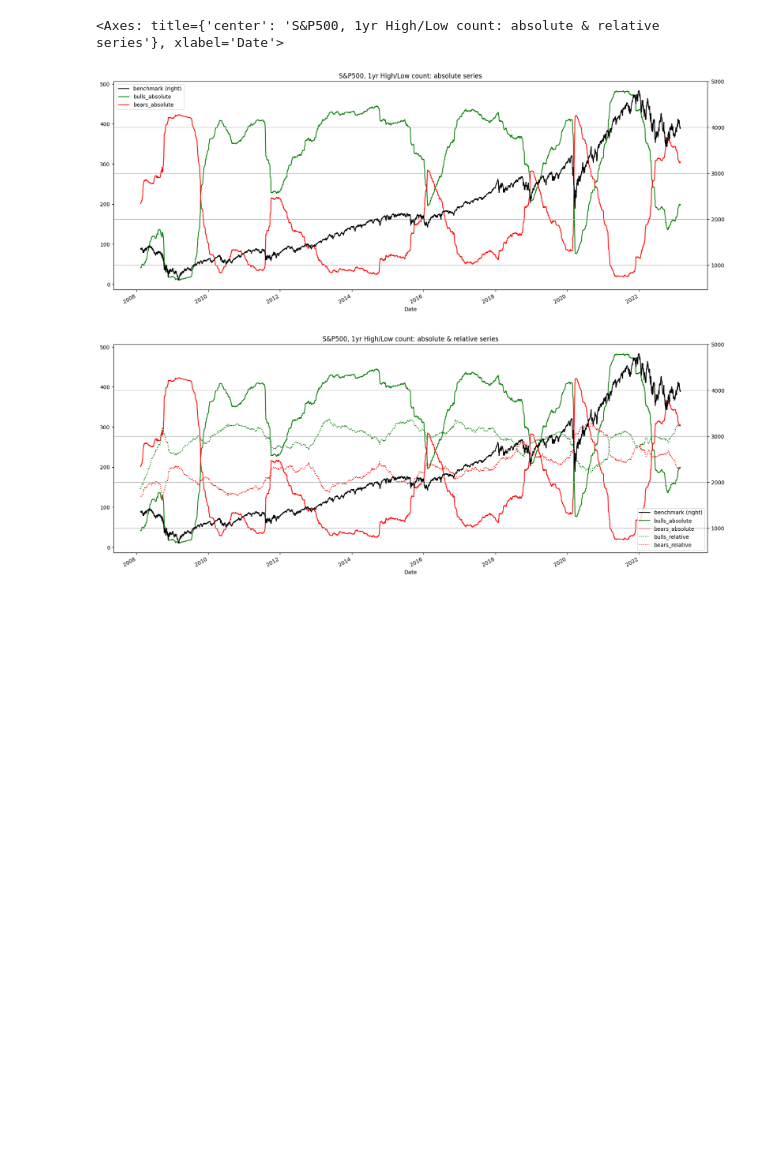
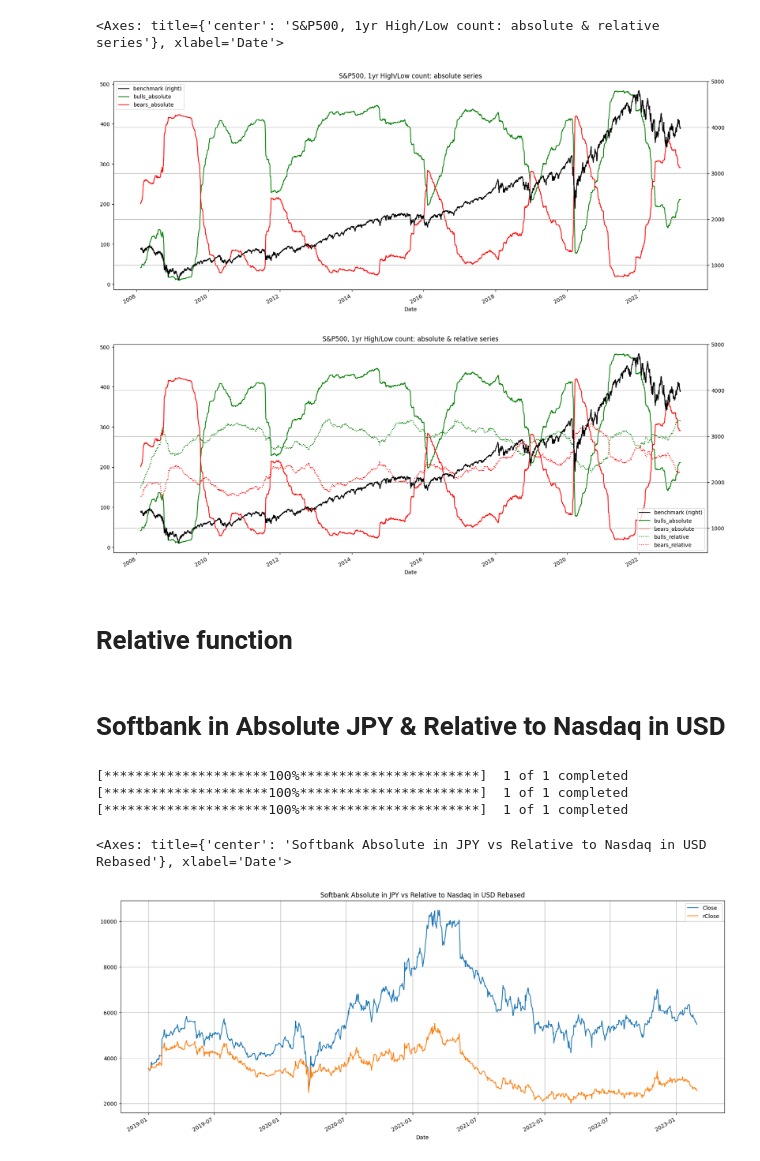
Before and after one commit to robertjosephwayne/algorithmic-short-selling, a Jupyter notebook: long_short_methodologies/absolute_relative.ipynb, the cells around one changed output. Saved outputs shown, nothing was run; the diff lists cells and outputs as text; code cells hidden in the pictures; blank space fills up the shorter version.

Commit message:
Add chart: Softbank Absolute in JPY vs Relative to Nasdaq in USD Rebased

```diff
--- a/long_short_methodologies/absolute_relative.ipynb
+++ b/long_short_methodologies/absolute_relative.ipynb
@@ -99,3 +114,5 @@ bullbear[280:][['benchmark', 'bulls_absolute', 'bears_absolute', 'bulls_relative
 <Axes: title={'center': 'S&P500, 1yr High/Low count: absolute & relative series'}, xlabel='Date'>
 [figure]
 [figure]
+# %% [markdown]
+# Relative function
@@ -101,0 +152,57 @@ bullbear[280:][['benchmark', 'bulls_absolute', 'bears_absolute', 'bulls_relative
+# %% [markdown]
+# Softbank in Absolute JPY & Relative to Nasdaq in USD
+# %%
+ticker = '9984.T'  # Softbank
+ohlc = ['Open', 'High', 'Low', 'Close']
+_o, _h, _l, _c = [ohlc[h] for h in range(len(ohlc))]
+start = '2018-12-30'
+end = None
+df = round(
+    yf.download(tickers=ticker,
+                start=start,
+                end=end,
+                interval='1d',
+                group_by='column',
+                auto_adjust=True,
+                prepost=True,
+                threads=True,
+                proxy=None), 2)
+
+bm_df = pd.DataFrame()
+bm_ticker = '^IXIC'  # Nasdaq
+bm_col = 'nasdaq'
+ccy_df = pd.DataFrame()
+ccy_ticker = 'USDJPY=X'
+ccy_col = 'JPY'
+dgt = 5
+
+bm_df[bm_col] = yf.download(tickers=bm_ticker,
+                            start=start,
+                            end=end,
+                            interval='1d',
+                            group_by='column',
+                            auto_adjust=True,
+                            prepost=True,
+                            threads=True,
+                            proxy=None)['Close']
+
+ccy_df[ccy_col] = yf.download(tickers=ccy_ticker,
+                              start=start,
+                              end=end,
+                              interval='1d',
+                              group_by='column',
+                              auto_adjust=True,
+                              prepost=True,
+                              threads=True,
+                              proxy=None)['Close']
+
+df = relative(df, _o, _h, _l, _c, bm_df, bm_col, ccy_df, ccy_col, dgt, start, end, rebase=True)
+
+df[['Close', 'rClose']].plot(figsize=(20, 8), grid=True,
+                             title='Softbank Absolute in JPY vs Relative to Nasdaq in USD Rebased')
+# %% [output]
+[*********************100%***********************]  1 of 1 completed
+[*********************100%***********************]  1 of 1 completed
+[*********************100%***********************]  1 of 1 completed
+<Axes: title={'center': 'Softbank Absolute in JPY vs Relative to Nasdaq in USD Rebased'}, xlabel='Date'>
+[figure, added]
```
Also changed, not shown: parts of 4 cells of this notebook.
